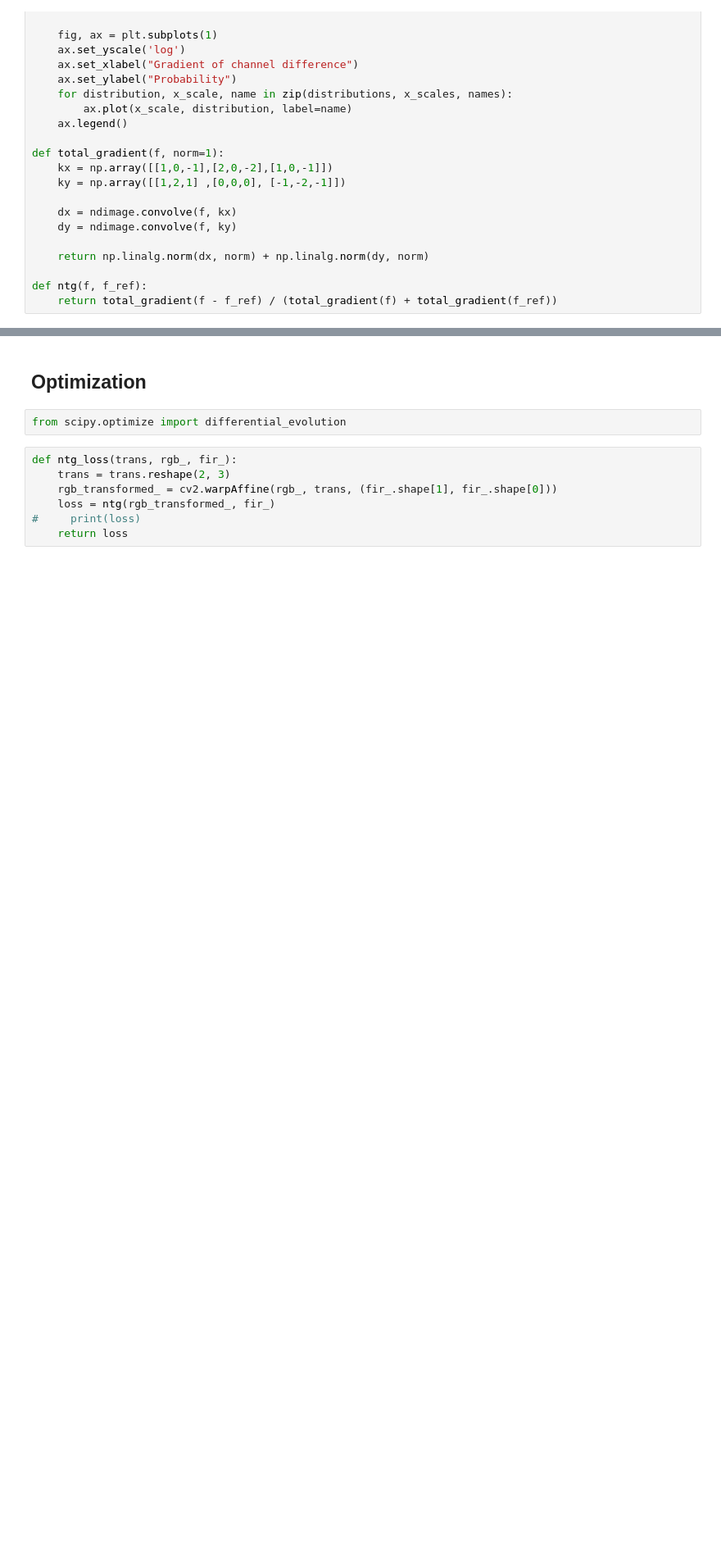
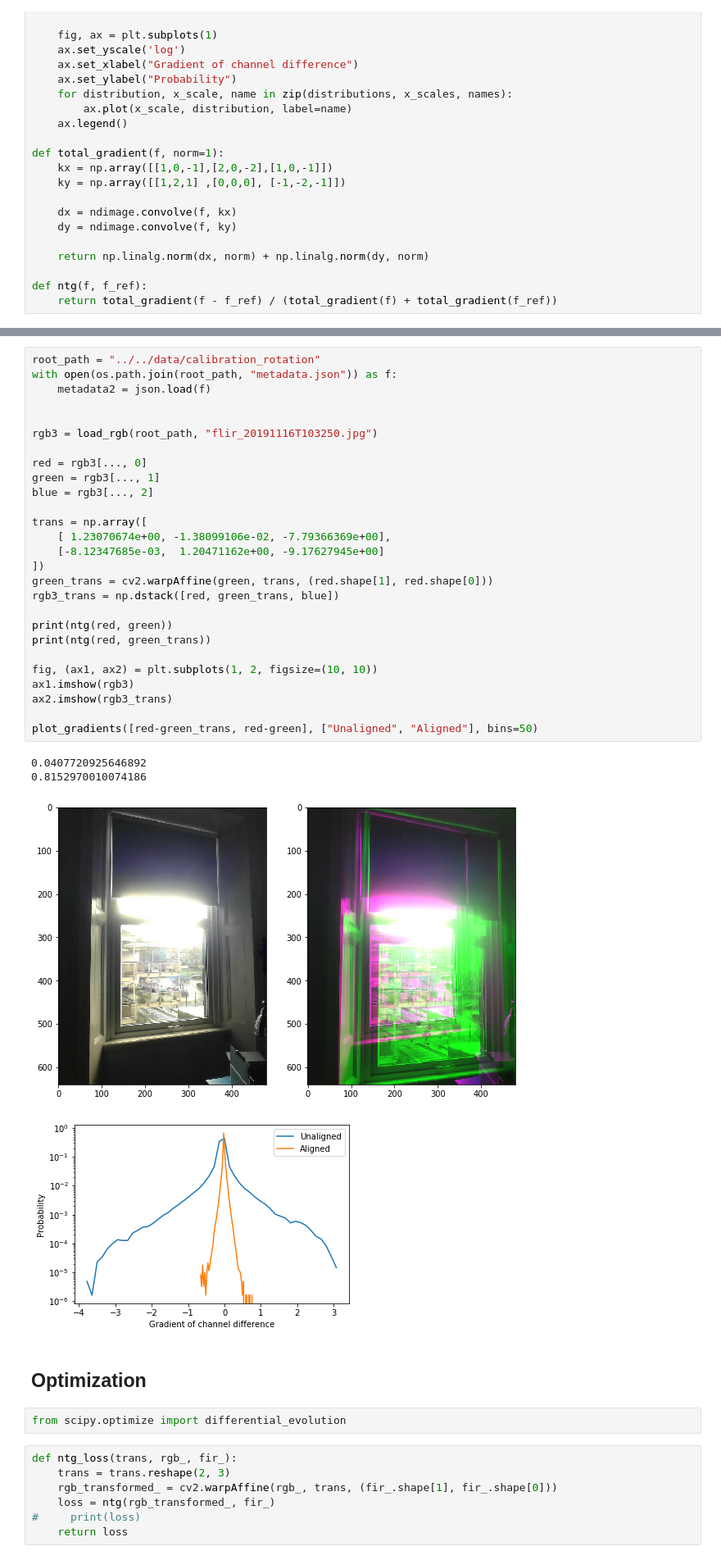
Before and after one commit to Lindronics/honours_project, a Jupyter notebook: notebooks/flir_one/normalized_total_gradient.ipynb, the cells around one changed output, grey strips where cells are left out. Shown: that part at 82% size. Cells and saved outputs as stored; diff of their text form; blank space fills up the shorter version.

```diff
--- a/notebooks/flir_one/normalized_total_gradient.ipynb
+++ b/notebooks/flir_one/normalized_total_gradient.ipynb
@@ -222,3 +213,35 @@ gradient(fir2+rgb2_trans)
+# %%
+root_path = "../../data/calibration_rotation"
+with open(os.path.join(root_path, "metadata.json")) as f:
+    metadata2 = json.load(f)
+
+
+rgb3 = load_rgb(root_path, "flir_20191116T103250.jpg")
+
+red = rgb3[..., 0]
+green = rgb3[..., 1]
+blue = rgb3[..., 2]
+
+trans = np.array([
+    [ 1.23070674e+00, -1.38099106e-02, -7.79366369e+00],
+    [-8.12347685e-03,  1.20471162e+00, -9.17627945e+00]
+])
+green_trans = cv2.warpAffine(green, trans, (red.shape[1], red.shape[0]))
+rgb3_trans = np.dstack([red, green_trans, blue])
+
+print(ntg(red, green))
+print(ntg(red, green_trans))
+
+fig, (ax1, ax2) = plt.subplots(1, 2, figsize=(10, 10))
+ax1.imshow(rgb3)
+ax2.imshow(rgb3_trans)
+
+plot_gradients([red-green_trans, red-green], ["Unaligned", "Aligned"], bins=50)
+# %% [output]
+0.0407720925646892
+0.8152970010074186
+[figure, added]
+[figure, added]
 # %% [markdown]
 ## Optimization
 # %%
```
Also changed, not shown: parts of 7 cells of this notebook, 4 other files.
